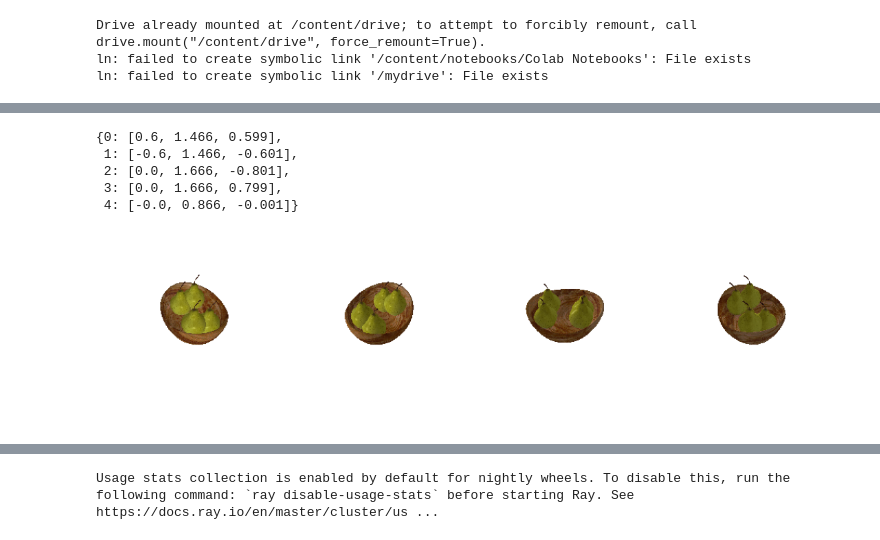
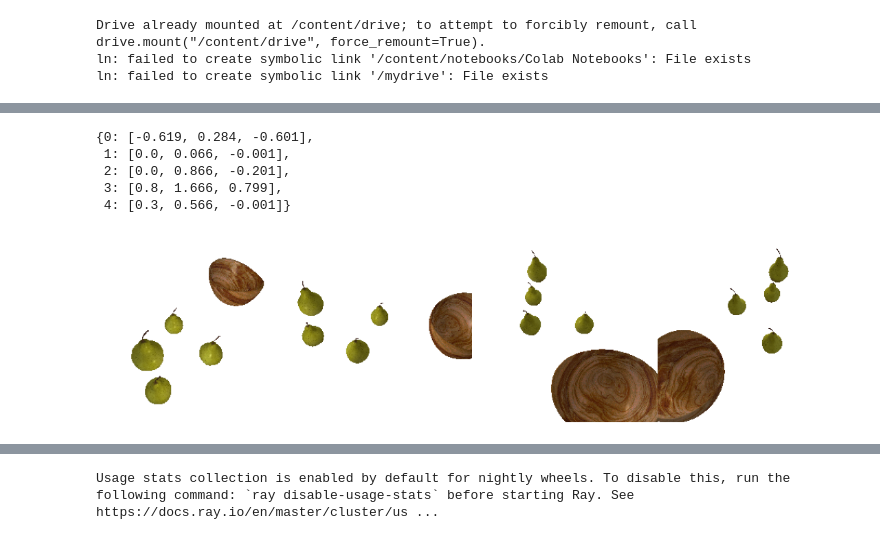
Before and after one commit to rosshalpin/clip-guided-scene-arrangement, a Jupyter notebook: Rllib_MultiAgent.ipynb, the cells around one changed output, grey strips where cells are left out. Cells and saved outputs as stored; diff of their text form; code cells hidden in the pictures.

```diff
--- a/Rllib_MultiAgent.ipynb
+++ b/Rllib_MultiAgent.ipynb
@@ -328,11 +327,12 @@ class BasicMultiAgent(MultiAgentEnv):
         0: [round(a[0],2) for a in self.pos_space.sample()],
         1: [round(a[0],2) for a in self.pos_space.sample()],
         2: [round(a[0],2) for a in self.pos_space.sample()],
-        3: [round(a[0],2) for a in self.pos_space.sample()]
+        3: [round(a[0],2) for a in self.pos_space.sample()],
+        4: [round(a[0],2) for a in self.pos_space.sample()]
       }
 
 
-    self.num = len(self.input_objs)-1
+    self.num = len(self.input_objs)
     self.agents = [S2A(obj, self.discrete,self.start_positions[i], self.cameras) for i,obj in enumerate(self.input_objs) if i < self.num]
     self._agent_ids = set(range(self.num))
     self.dones = set()
@@ -470,6 +470,13 @@ class BasicMultiAgent(MultiAgentEnv):
           self.reset_biggest_mover(my_objs)
 
   def reset(self):
+    self.start_positions = {
+      0: [round(a[0],2) for a in self.pos_space.sample()],
+      1: [round(a[0],2) for a in self.pos_space.sample()],
+      2: [round(a[0],2) for a in self.pos_space.sample()],
+      3: [round(a[0],2) for a in self.pos_space.sample()],
+      4: [round(a[0],2) for a in self.pos_space.sample()]
+    }
     self.input_objs = deepcopy(self.objs)
     self.agents = [S2A(obj, self.discrete, self.start_positions[i], self.cameras) for i,obj in enumerate(self.input_objs) if i < self.num]
     self.best_sim_matrix = np.zeros(4).astype(np.float32)
@@ -520,10 +527,12 @@ obs = basic_multi_agent.reset()
 # %%
 cuda.empty_cache()
 obs = basic_multi_agent.reset()
-
+start_obs = None
 # for i in range(basic_multi_agent.limit):
-for i in range(1000):
+for i in range(100):
   obs, rew, done, info = basic_multi_agent.step({i: basic_multi_agent.action_space.sample() for i in range(len(basic_multi_agent.agents))})
+  if i == 0:
+    start_obs = obs
   print(obs)
   if all(done):
     break
@@ -550,20 +559,20 @@ cuda.empty_cache()
 # %%
 basic_multi_agent.best_obs
 # %% [output]
-{0: [0.6, 1.466, 0.599],
- 1: [-0.6, 1.466, -0.601],
- 2: [0.0, 1.666, -0.801],
- 3: [0.0, 1.666, 0.799],
- 4: [-0.0, 0.866, -0.001]}
+{0: [-0.619, 0.284, -0.601],
+ 1: [0.0, 0.066, -0.001],
+ 2: [0.0, 0.866, -0.201],
+ 3: [0.8, 1.666, 0.799],
+ 4: [0.3, 0.566, -0.001]}
 # %%
 copy_obs = deepcopy(obs)
 copy_obs[len(obs)] = [0.,0.,0.]
 
-images, scene = get_scene(basic_multi_agent.input_objs, basic_multi_agent.best_obs)
+images, scene = get_scene(basic_multi_agent.input_objs, start_obs)
 cuda.empty_cache()
 image_grid(images, rows=1, cols=4, rgb=True)
 # %% [output]
-[figure, old version]
+[figure, new version]
 # %%
 plot_batch_individually(scene)
 # %% [output]
```
Also changed, not shown: parts of 2 cells of this notebook.
